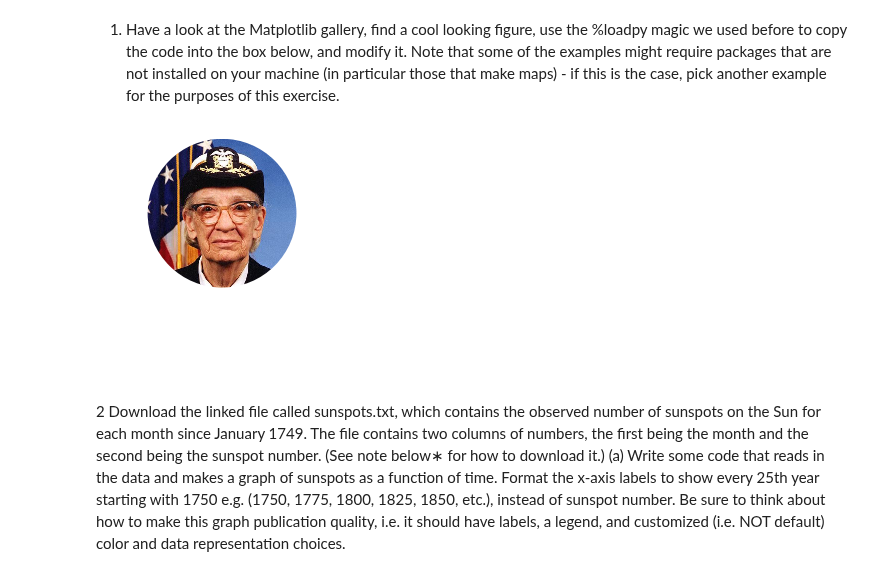
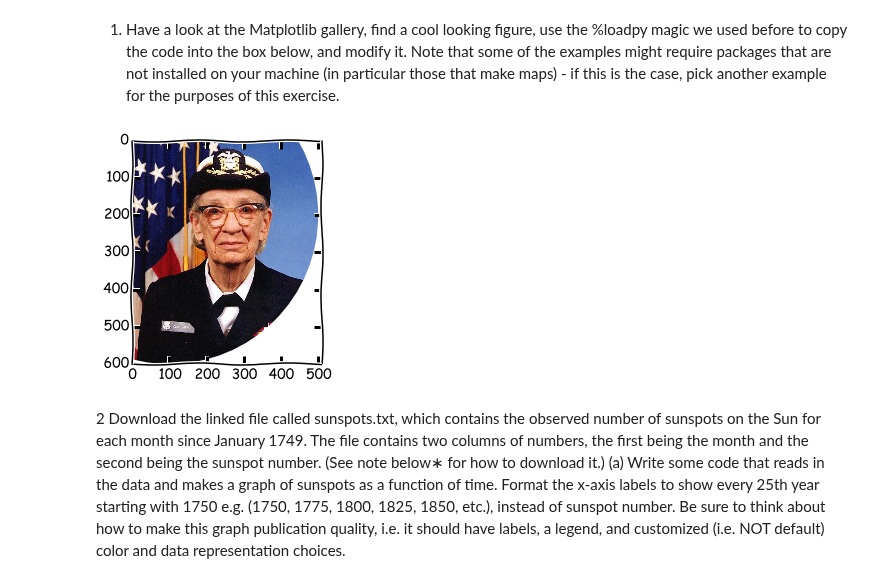
Before and after one commit to jpizagui/PHYS202-S14, a Jupyter notebook: Graphics/GraphicsExercises.ipynb, the cells around one changed output. Drawn from its saved outputs; the diff is of its cells as text; code cells hidden in the pictures.

Commit message:
Finished Error Handling and Graphics Exercises

```diff
--- a/Graphics/GraphicsExercises.ipynb
+++ b/Graphics/GraphicsExercises.ipynb
@@ -11,21 +11,21 @@ Populating the interactive namespace from numpy and matplotlib
 # %%
 import matplotlib.pyplot as plt
 import matplotlib.patches as patches
 import matplotlib.cbook as cbook
 
-
+plt.xkcd()
 image_file = cbook.get_sample_data('grace_hopper.png')
 image = plt.imread(image_file)
 
 fig, ax = plt.subplots()
 im = ax.imshow(image)
-patch = patches.Circle((260, 200), radius=200, transform=ax.transData)
+patch = patches.Circle((100, 200), radius=400, transform=ax.transData)
 im.set_clip_path(patch)
 
-plt.axis('off')
+plt.axis('on')
 plt.show()
 # %% [output]
-[figure, old version]
+[figure, new version]
 # %% [markdown]
 
 2 Download the linked file called sunspots.txt, which contains the observed number of sunspots on the Sun for each month since January 1749. The file contains two columns of numbers, the first being the month and the second being the sunspot number. (See note below∗ for how to download it.)
```
Also changed, not shown: parts of 15 cells of this notebook, 2 other files.
